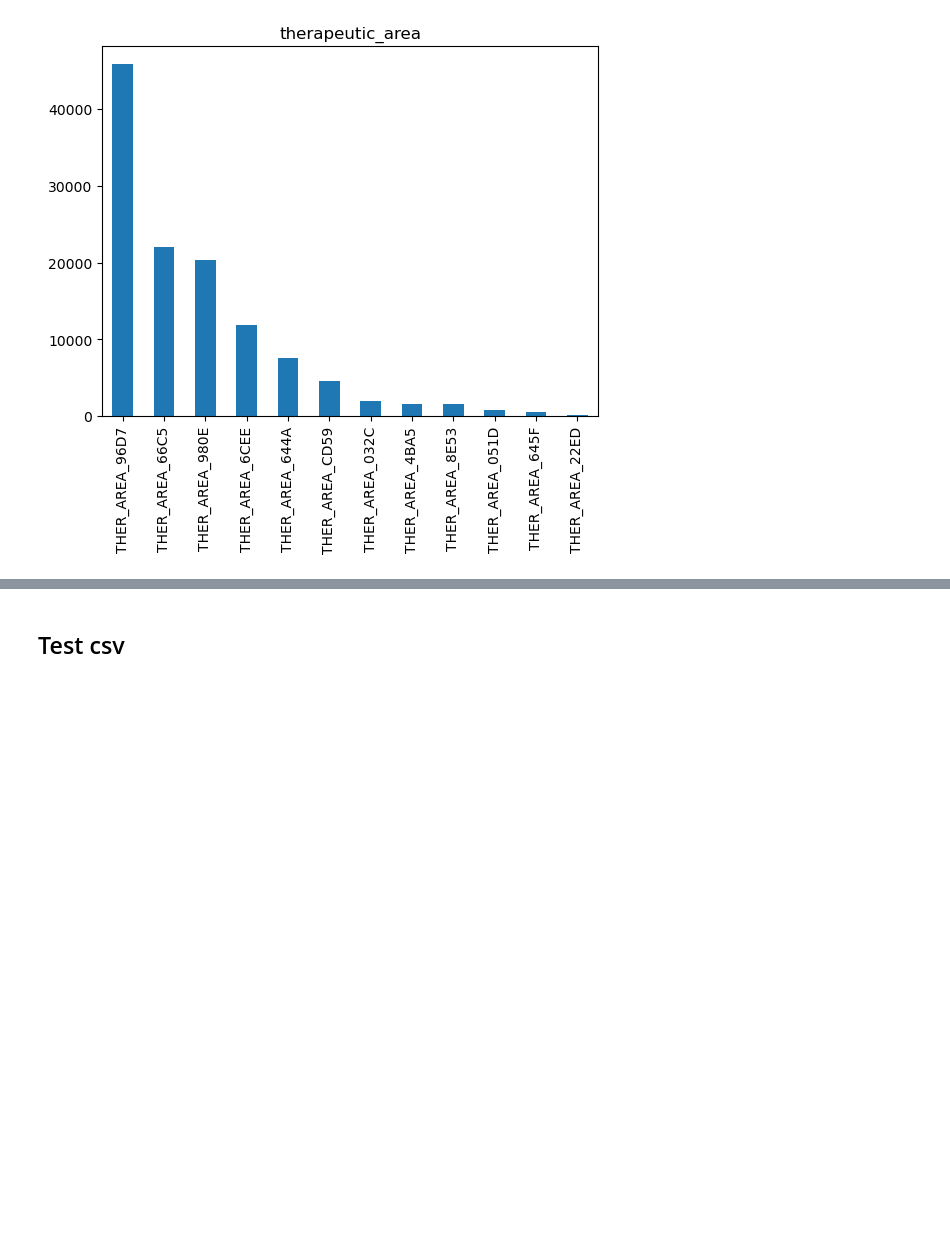
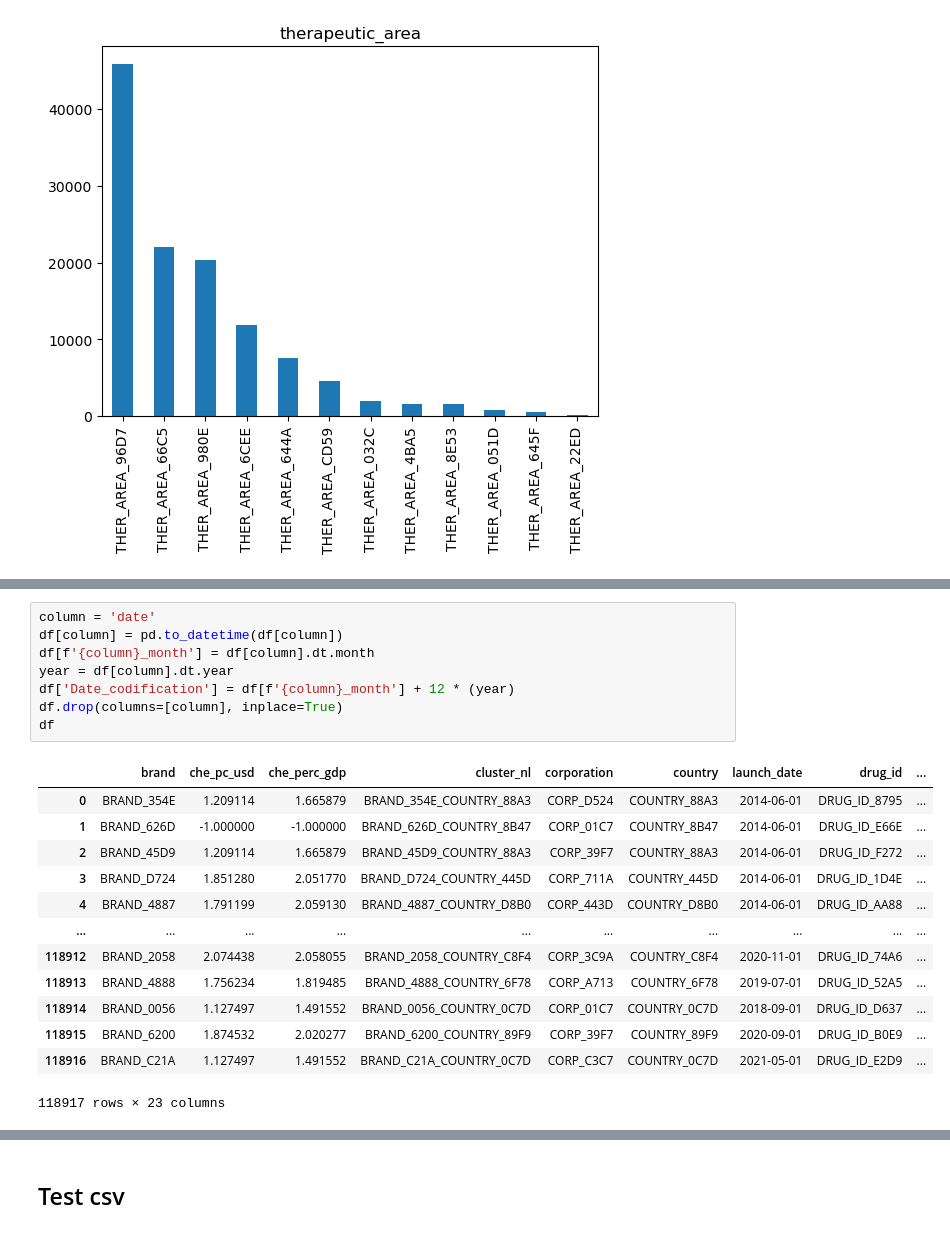
Before and after one commit to Mataas18/Datathon_Team20, a Jupyter notebook: Analysis.ipynb, the cells around one changed output, grey strips where cells are left out. Drawn from its saved outputs; the diff is of its cells as text; blank space fills up the shorter version.

```diff
--- a/Analysis.ipynb
+++ b/Analysis.ipynb
@@ -340,0 +408,22 @@ array(["['IND_C3B6']", "['IND_1590', 'IND_ECAC']", "['IND_B2EF']",
+# %%
+column = 'date'
+df[column] = pd.to_datetime(df[column])
+df[f'{column}_month'] = df[column].dt.month
+year = df[column].dt.year
+df['Date_codification'] = df[f'{column}_month'] + 12 * (year)
+df.drop(columns=[column], inplace=True)
+df
+# %% [output]
+|  | brand | che_pc_usd | che_perc_gdp | cluster_nl | corporation | country | launch_date | drug_id | ... |
+| 0 | BRAND_354E | 1.209114 | 1.665879 | BRAND_354E_COUNTRY_88A3 | CORP_D524 | COUNTRY_88A3 | 2014-06-01 | DRUG_ID_8795 | ... |
+| 1 | BRAND_626D | -1.000000 | -1.000000 | BRAND_626D_COUNTRY_8B47 | CORP_01C7 | COUNTRY_8B47 | 2014-06-01 | DRUG_ID_E66E | ... |
+| 2 | BRAND_45D9 | 1.209114 | 1.665879 | BRAND_45D9_COUNTRY_88A3 | CORP_39F7 | COUNTRY_88A3 | 2014-06-01 | DRUG_ID_F272 | ... |
+| 3 | BRAND_D724 | 1.851280 | 2.051770 | BRAND_D724_COUNTRY_445D | CORP_711A | COUNTRY_445D | 2014-06-01 | DRUG_ID_1D4E | ... |
+| 4 | BRAND_4887 | 1.791199 | 2.059130 | BRAND_4887_COUNTRY_D8B0 | CORP_443D | COUNTRY_D8B0 | 2014-06-01 | DRUG_ID_AA88 | ... |
+| ... | ... | ... | ... | ... | ... | ... | ... | ... | ... |
+| 118912 | BRAND_2058 | 2.074438 | 2.058055 | BRAND_2058_COUNTRY_C8F4 | CORP_3C9A | COUNTRY_C8F4 | 2020-11-01 | DRUG_ID_74A6 | ... |
+| 118913 | BRAND_4888 | 1.756234 | 1.819485 | BRAND_4888_COUNTRY_6F78 | CORP_A713 | COUNTRY_6F78 | 2019-07-01 | DRUG_ID_52A5 | ... |
+| 118914 | BRAND_0056 | 1.127497 | 1.491552 | BRAND_0056_COUNTRY_0C7D | CORP_01C7 | COUNTRY_0C7D | 2018-09-01 | DRUG_ID_D637 | ... |
+| 118915 | BRAND_6200 | 1.874532 | 2.020277 | BRAND_6200_COUNTRY_89F9 | CORP_39F7 | COUNTRY_89F9 | 2020-09-01 | DRUG_ID_B0E9 | ... |
+| 118916 | BRAND_C21A | 1.127497 | 1.491552 | BRAND_C21A_COUNTRY_0C7D | CORP_C3C7 | COUNTRY_0C7D | 2021-05-01 | DRUG_ID_E2D9 | ... |
+118917 rows × 23 columns
```
Also changed, not shown: parts of 10 cells of this notebook, 3 other files.
